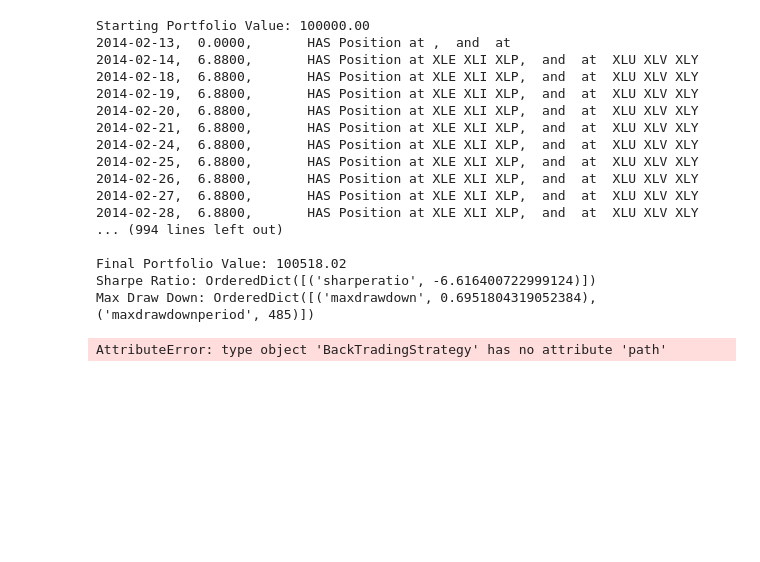
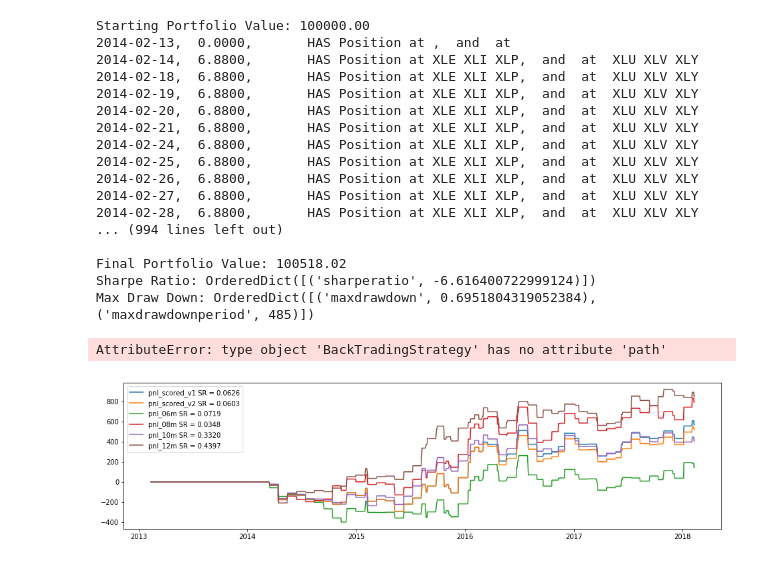
Before and after one commit to sagaian/backtrader, a Jupyter notebook: notebooks/team1/lini/0416-Backtesting-Scored-v2.ipynb, the cells around one changed output. Saved outputs shown, nothing was run; the diff lists cells and outputs as text; code cells hidden in the pictures; blank space fills up the shorter version.

```diff
--- a/notebooks/team1/lini/0416-Backtesting-Scored-v2.ipynb
+++ b/notebooks/team1/lini/0416-Backtesting-Scored-v2.ipynb
@@ -454,16 +455,18 @@ df.to_csv(r'hmm_regime_wealth_Scored_v1.csv',header=list(df),index=list(df.index
 # %%
 data = pd.read_csv('0410-ETFbacktesting-hmm-pnl.csv')
 df = data[:1260]
 # convert string to datetime
 df["datetime"] = df["datetime"].apply(lambda x: datetime.strptime(x,"%m/%d/%Y"))
 
 # plot figures for pnl of all versions
 plt.figure(figsize=(16, 4))
-plt.plot(df['datetime'], df['pnl_scored_v1'], label = 'pnl_scored_v1 SR = -5.989')
-plt.plot(df['datetime'], df['pnl_scored_v2'], label = 'pnl_scored_v2 SR = -6.616')
-plt.plot(df['datetime'], df['pnl_6m'], label = 'pnl_06m SR = -5.930')
-plt.plot(df['datetime'], df['pnl_8m'], label = 'pnl_08m SR = -6.478')
-plt.plot(df['datetime'], df['pnl_10m'], label = 'pnl_10m SR = -5.239')
-plt.plot(df['datetime'], df['pnl_12m'], label = 'pnl_12m SR = -4.872')
+plt.plot(df['datetime'], df['pnl_scored_v1'], label = 'pnl_scored_v1 SR = 0.0626')
+plt.plot(df['datetime'], df['pnl_scored_v2'], label = 'pnl_scored_v2 SR = 0.0603')
+plt.plot(df['datetime'], df['pnl_6m'], label = 'pnl_06m SR = 0.0719')
+plt.plot(df['datetime'], df['pnl_8m'], label = 'pnl_08m SR = 0.0348')
+plt.plot(df['datetime'], df['pnl_10m'], label = 'pnl_10m SR = 0.3320')
+plt.plot(df['datetime'], df['pnl_12m'], label = 'pnl_12m SR = 0.4397')
 plt.legend(loc='best')
 plt.show()
+# %% [output]
+[figure, added]
```
Also changed, not shown: parts of 1 cell of this notebook, 1 other file.
